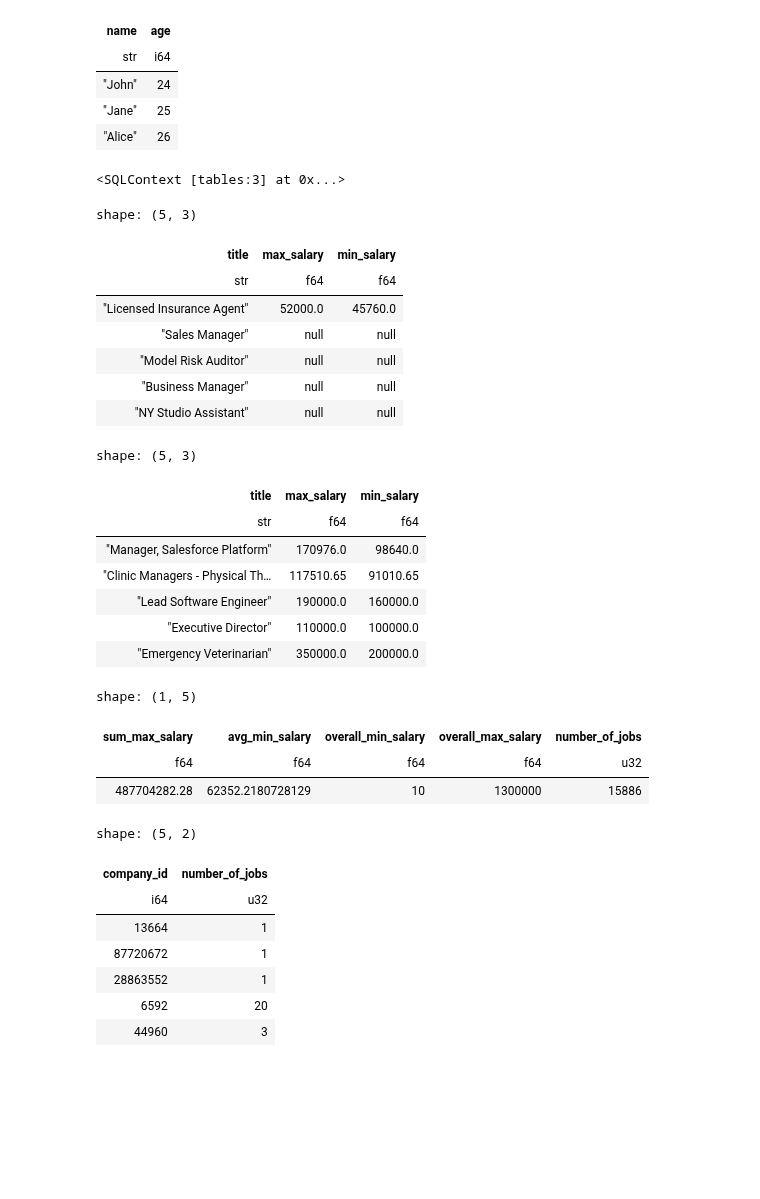
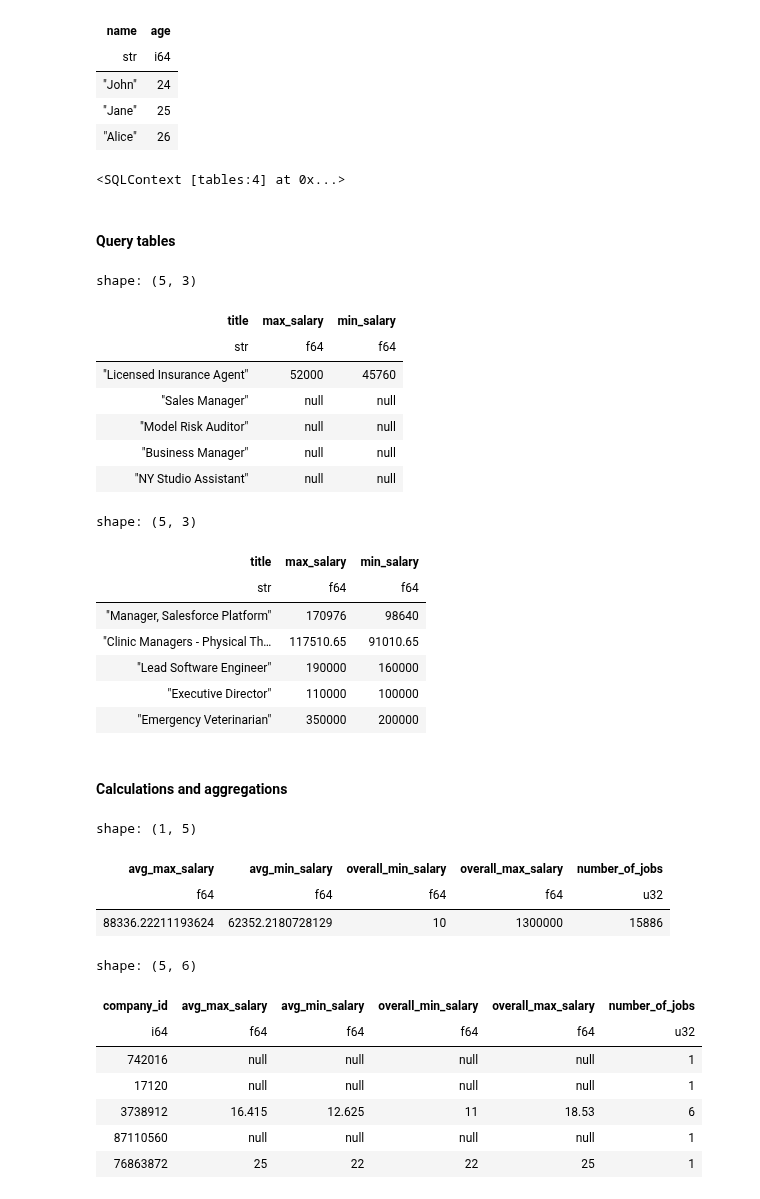
Before and after one commit to PacktPublishing/Data-Analysis-with-Polars, a Jupyter notebook: chapter_06/06.1_SQL_and_Polars_CLI.ipynb, the cells around one changed output. Drawn from its saved outputs; the diff is of its cells as text; code cells hidden in the pictures; blank space fills up the shorter version.

```diff
--- a/chapter_06/06.1_SQL_and_Polars_CLI.ipynb
+++ b/chapter_06/06.1_SQL_and_Polars_CLI.ipynb
@@ -44,7 +34,6 @@ shape: (5, 6)
 # We can register the dataframes one by one in the SQL Context
 ctx = pl.SQLContext(
     job_postings=job_postings,
-    job_skills=job_skills,
     eager_execution=True
 )
 # %%
@@ -100,7 +105,9 @@ shape: (3, 2)
 
 ctx.unregister("users")
 # %% [output]
-<SQLContext [tables:3] at 0x...>
+<SQLContext [tables:4] at 0x...>
+# %% [markdown]
+#### Query tables
 # %%
 # We select which columns we want by passing the columns after SELECT
 
@@ -113,7 +120,7 @@ ctx.execute("""--sql
 shape: (5, 3)
 | title | max_salary | min_salary |
 | str | f64 | f64 |
-| "Licensed Insurance Agent" | 52000.0 | 45760.0 |
+| "Licensed Insurance Agent" | 52000 | 45760 |
 | "Sales Manager" | null | null |
 | "Model Risk Auditor" | null | null |
 | "Business Manager" | null | null |
@@ -131,16 +138,18 @@ ctx.execute("""--sql
 shape: (5, 3)
 | title | max_salary | min_salary |
 | str | f64 | f64 |
-| "Manager, Salesforce Platform" | 170976.0 | 98640.0 |
+| "Manager, Salesforce Platform" | 170976 | 98640 |
 | "Clinic Managers - Physical Th… | 117510.65 | 91010.65 |
-| "Lead Software Engineer" | 190000.0 | 160000.0 |
-| "Executive Director" | 110000.0 | 100000.0 |
-| "Emergency Veterinarian" | 350000.0 | 200000.0 |
+| "Lead Software Engineer" | 190000 | 160000 |
+| "Executive Director" | 110000 | 100000 |
+| "Emergency Veterinarian" | 350000 | 200000 |
+# %% [markdown]
+#### Calculations and aggregations
 # %%
 # We can use calculation functions such as SUM, AVG, MIN, MAX, COUNT, etc.
 
 ctx.execute("""--sql
-    SELECT SUM(max_salary) AS sum_max_salary,
+    SELECT AVG(max_salary) AS avg_max_salary,
             AVG(min_salary) AS avg_min_salary,
             MIN(min_salary) AS overall_min_salary,
             MAX(max_salary) AS overall_max_salary,
@@ -149,28 +158,33 @@ ctx.execute("""--sql
 """)
 # %% [output]
 shape: (1, 5)
-| sum_max_salary | avg_min_salary | overall_min_salary | overall_max_salary | number_of_jobs |
+| avg_max_salary | avg_min_salary | overall_min_salary | overall_max_salary | number_of_jobs |
 | f64 | f64 | f64 | f64 | u32 |
-| 487704282.28 | 62352.2180728129 | 10 | 1300000 | 15886 |
+| 88336.22211193624 | 62352.2180728129 | 10 | 1300000 | 15886 |
 # %%
 # We can group rows with GROUP BY, for example group by company id
 
 ctx.execute("""--sql
-    SELECT company_id, COUNT(*) AS number_of_jobs
+    SELECT company_id,
+            AVG(max_salary) AS avg_max_salary,
+            AVG(min_salary) AS avg_min_salary,
+            MIN(min_salary) AS overall_min_salary,
+            MAX(max_salary) AS overall_max_salary,
+            COUNT(*) AS number_of_jobs
     FROM job_postings
     WHERE company_id IS NOT NULL
     GROUP BY company_id
     LIMIT 5
 """)
 # %% [output]
-shape: (5, 2)
+shape: (5, 6)
-| company_id | number_of_jobs |
-| i64 | u32 |
-| 13664 | 1 |
-| 87720672 | 1 |
-| 28863552 | 1 |
-| 6592 | 20 |
-| 44960 | 3 |
+| company_id | avg_max_salary | avg_min_salary | overall_min_salary | overall_max_salary | number_of_jobs |
+| i64 | f64 | f64 | f64 | f64 | u32 |
+| 742016 | null | null | null | null | 1 |
+| 17120 | null | null | null | null | 1 |
+| 3738912 | 16.415 | 12.625 | 11 | 18.53 | 6 |
+| 87110560 | null | null | null | null | 1 |
+| 76863872 | 25 | 22 | 22 | 25 | 1 |
 # %%
 # And use ORDER BY to sort the results
 
```
Also changed, not shown: parts of 20 cells of this notebook, 7 other files.
